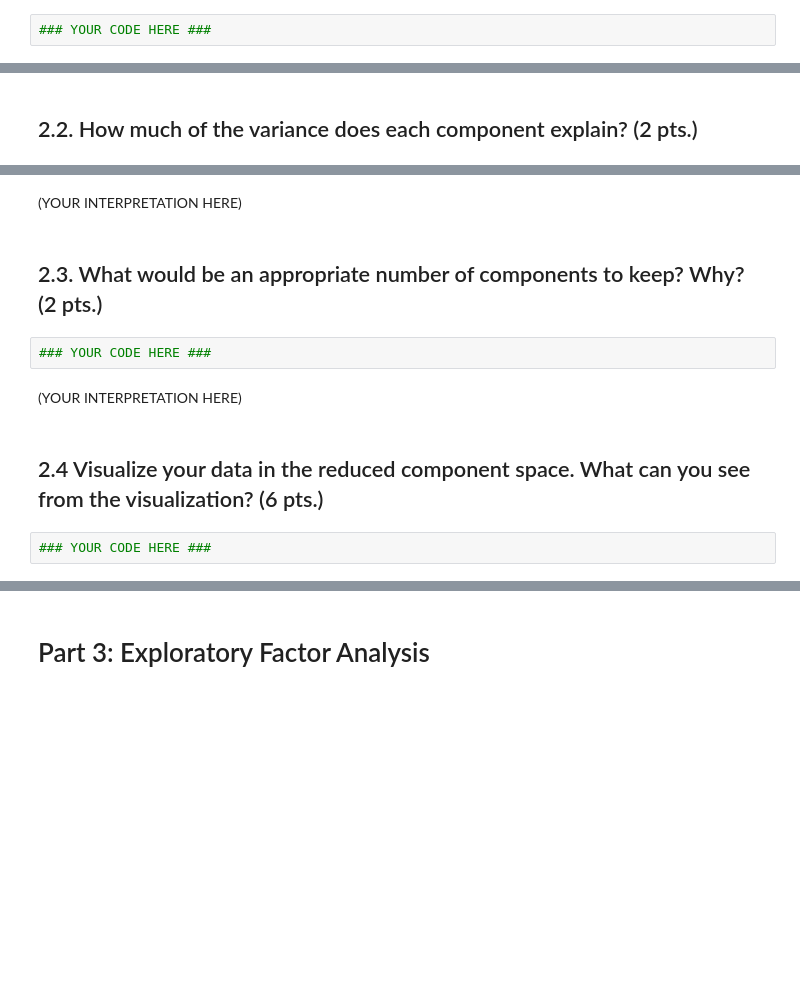
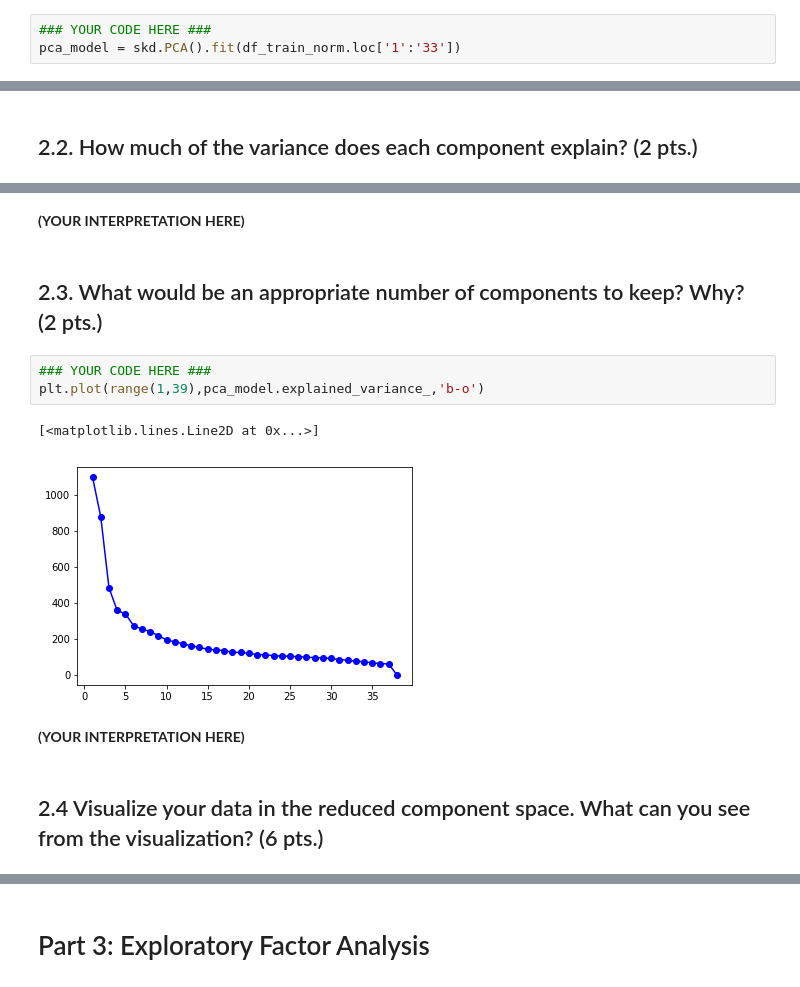
Before and after one commit to tengdann/si618, a Jupyter notebook: 618_HW8.ipynb, the cells around one changed output, grey strips where cells are left out. Saved outputs shown, nothing was run; the diff lists cells and outputs as text; blank space fills up the shorter version.

```diff
--- a/618_HW8.ipynb
+++ b/618_HW8.ipynb
@@ -97,3 +142,4 @@ What can you see from your visualization(s)?
 ## 2.1. Perform a Principal Component Analysis of the genes in your dataset (10 pts.)
 # %%
 ### YOUR CODE HERE ###
+pca_model = skd.PCA().fit(df_train_norm.loc['1':'33'])
@@ -104,12 +179,14 @@ What can you see from your visualization(s)?
 # %% [markdown]
-(YOUR INTERPRETATION HERE)
+__(YOUR INTERPRETATION HERE)__
 # %% [markdown]
 ## 2.3. What would be an appropriate number of components to keep? Why? (2 pts.)
 # %%
 ### YOUR CODE HERE ###
+plt.plot(range(1,39),pca_model.explained_variance_,'b-o')
+# %% [output]
+[<matplotlib.lines.Line2D at 0x...>]
+[figure, added]
 # %% [markdown]
-(YOUR INTERPRETATION HERE)
+__(YOUR INTERPRETATION HERE)__
 # %% [markdown]
 ## 2.4 Visualize your data in the reduced component space. What can you see from the visualization? (6 pts.)
-# %%
-### YOUR CODE HERE ###
```
Also changed, not shown: parts of 19 cells of this notebook.
